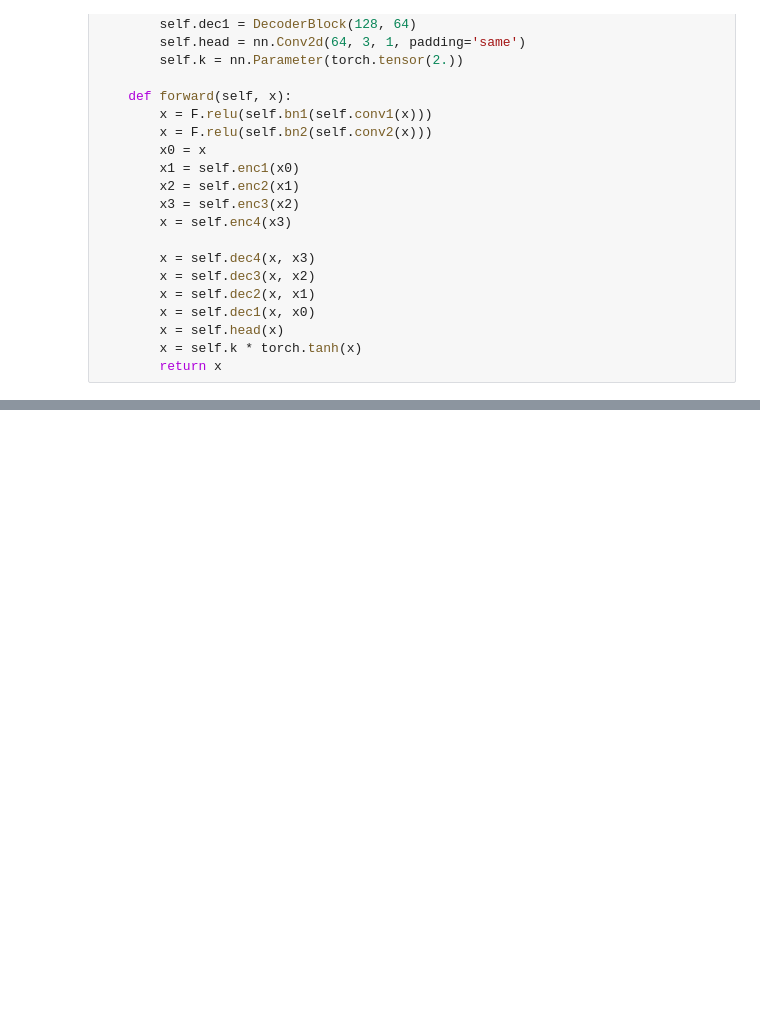
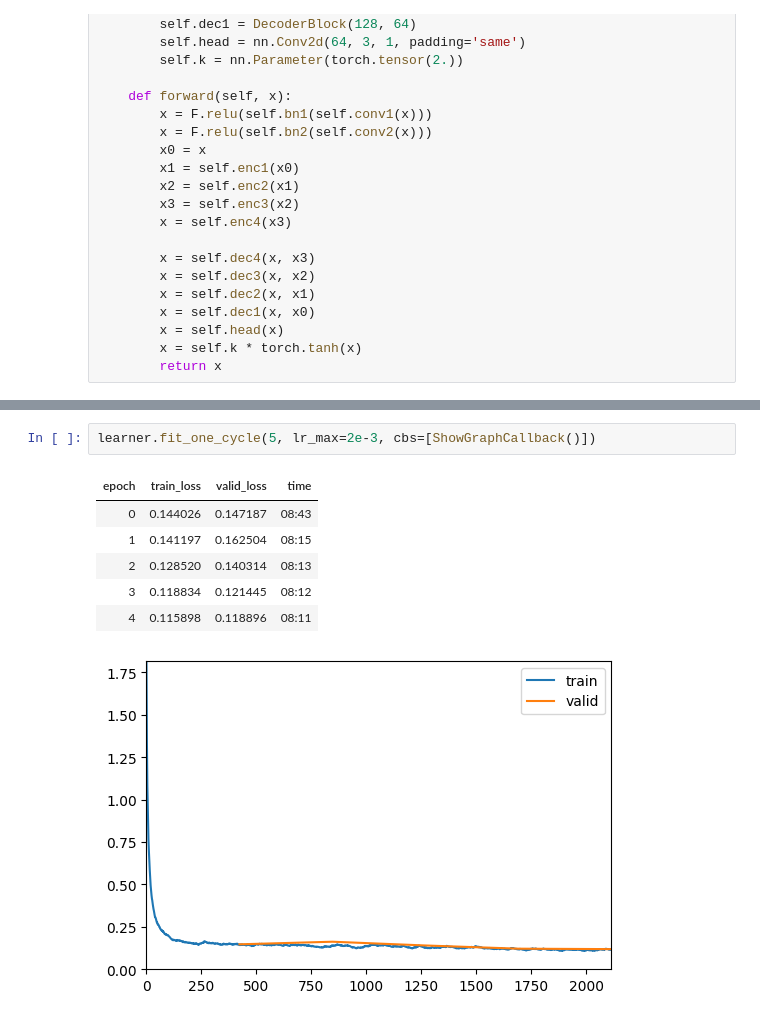
Before and after one commit to peryaudo/unet_coloring, a Jupyter notebook: u_net.ipynb, the cells around one changed output, grey strips where cells are left out. Cells and saved outputs as stored; diff of their text form; blank space fills up the shorter version.

```diff
--- a/u_net.ipynb
+++ b/u_net.ipynb
@@ -172,0 +136,10 @@ val loss:  0.15628108382225037
+# %%
+learner.fit_one_cycle(5, lr_max=2e-3, cbs=[ShowGraphCallback()])
+# %% [output]
+| epoch | train_loss | valid_loss | time |
+| 0 | 0.144026 | 0.147187 | 08:43 |
+| 1 | 0.141197 | 0.162504 | 08:15 |
+| 2 | 0.128520 | 0.140314 | 08:13 |
+| 3 | 0.118834 | 0.121445 | 08:12 |
+| 4 | 0.115898 | 0.118896 | 08:11 |
+[figure, added]
```
Also changed, not shown: parts of 11 cells of this notebook.
